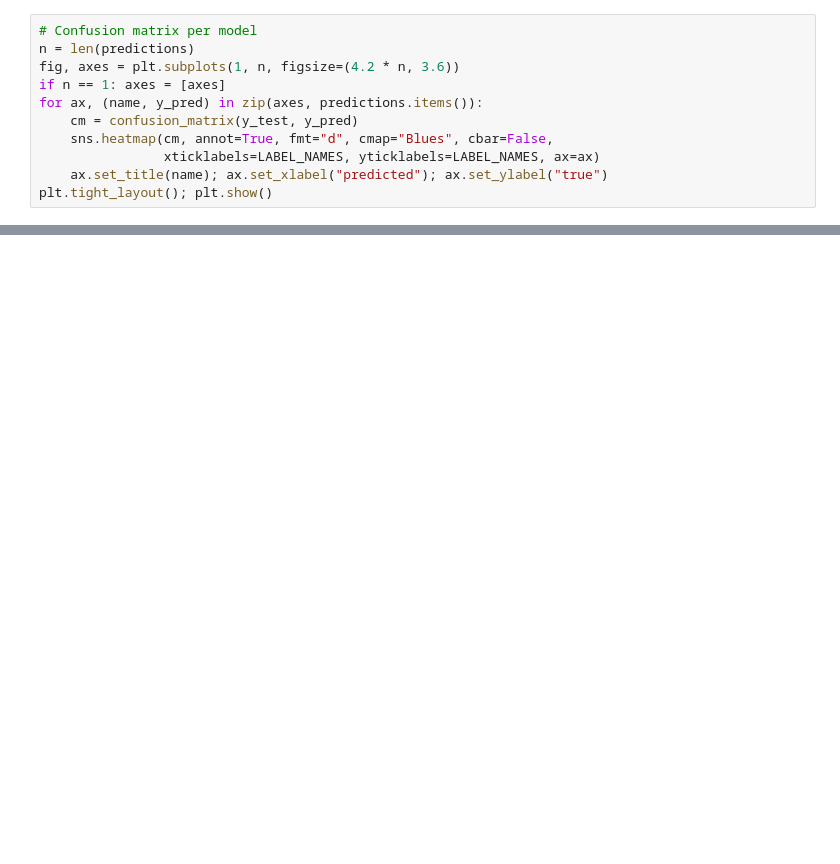
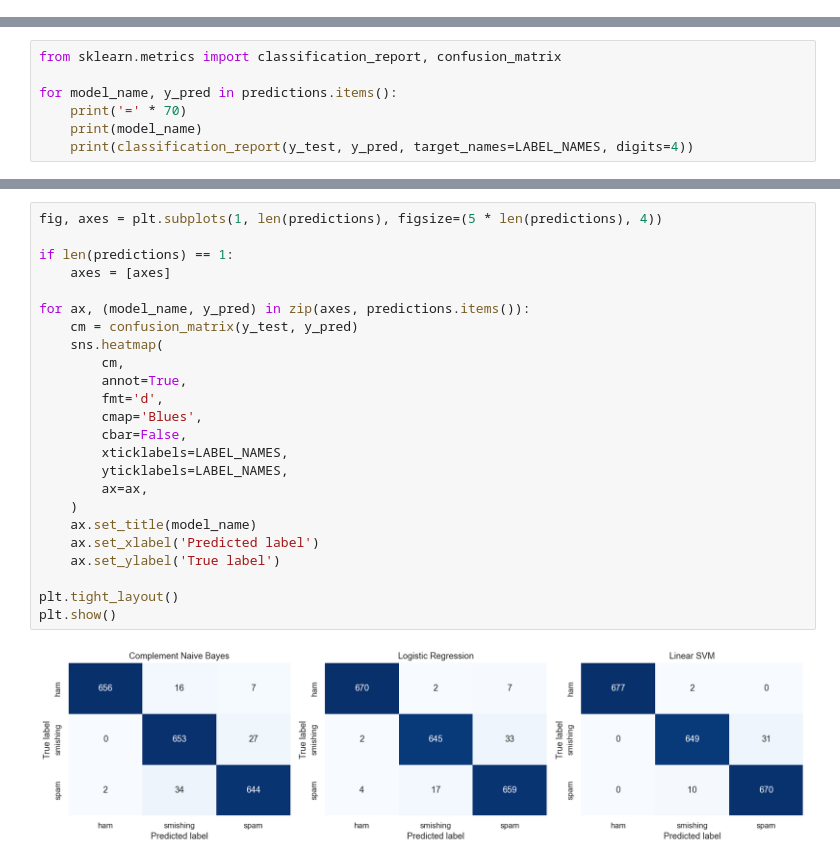
Before and after one commit to GabrielEdid/Proyecto_IA_8vo, a Jupyter notebook: notebooks/sms_classification.ipynb, the cells around one changed output, grey strips where cells are left out. Drawn from its saved outputs; the diff is of its cells as text; blank space fills up the shorter version.

```diff
--- a/notebooks/sms_classification.ipynb
+++ b/notebooks/sms_classification.ipynb
@@ -430,11 +0,0 @@ weighted avg      0.976     0.975     0.976      2039
-# %%
-# Confusion matrix per model
-n = len(predictions)
-fig, axes = plt.subplots(1, n, figsize=(4.2 * n, 3.6))
-if n == 1: axes = [axes]
-for ax, (name, y_pred) in zip(axes, predictions.items()):
-    cm = confusion_matrix(y_test, y_pred)
-    sns.heatmap(cm, annot=True, fmt="d", cmap="Blues", cbar=False,
-                xticklabels=LABEL_NAMES, yticklabels=LABEL_NAMES, ax=ax)
-    ax.set_title(name); ax.set_xlabel("predicted"); ax.set_ylabel("true")
-plt.tight_layout(); plt.show()
@@ -511,0 +366,7 @@ for ci, cname in enumerate(LABEL_NAMES):
+# %%
+from sklearn.metrics import classification_report, confusion_matrix
+
+for model_name, y_pred in predictions.items():
+    print('=' * 70)
+    print(model_name)
+    print(classification_report(y_test, y_pred, target_names=LABEL_NAMES, digits=4))
@@ -511,0 +391,26 @@ for ci, cname in enumerate(LABEL_NAMES):
+# %%
+fig, axes = plt.subplots(1, len(predictions), figsize=(5 * len(predictions), 4))
+
+if len(predictions) == 1:
+    axes = [axes]
+
+for ax, (model_name, y_pred) in zip(axes, predictions.items()):
+    cm = confusion_matrix(y_test, y_pred)
+    sns.heatmap(
+        cm,
+        annot=True,
+        fmt='d',
+        cmap='Blues',
+        cbar=False,
+        xticklabels=LABEL_NAMES,
+        yticklabels=LABEL_NAMES,
+        ax=ax,
+    )
+    ax.set_title(model_name)
+    ax.set_xlabel('Predicted label')
+    ax.set_ylabel('True label')
+
+plt.tight_layout()
+plt.show()
+# %% [output]
+[figure, added]
```
Also changed, not shown: parts of 58 cells of this notebook, 5 other files.
